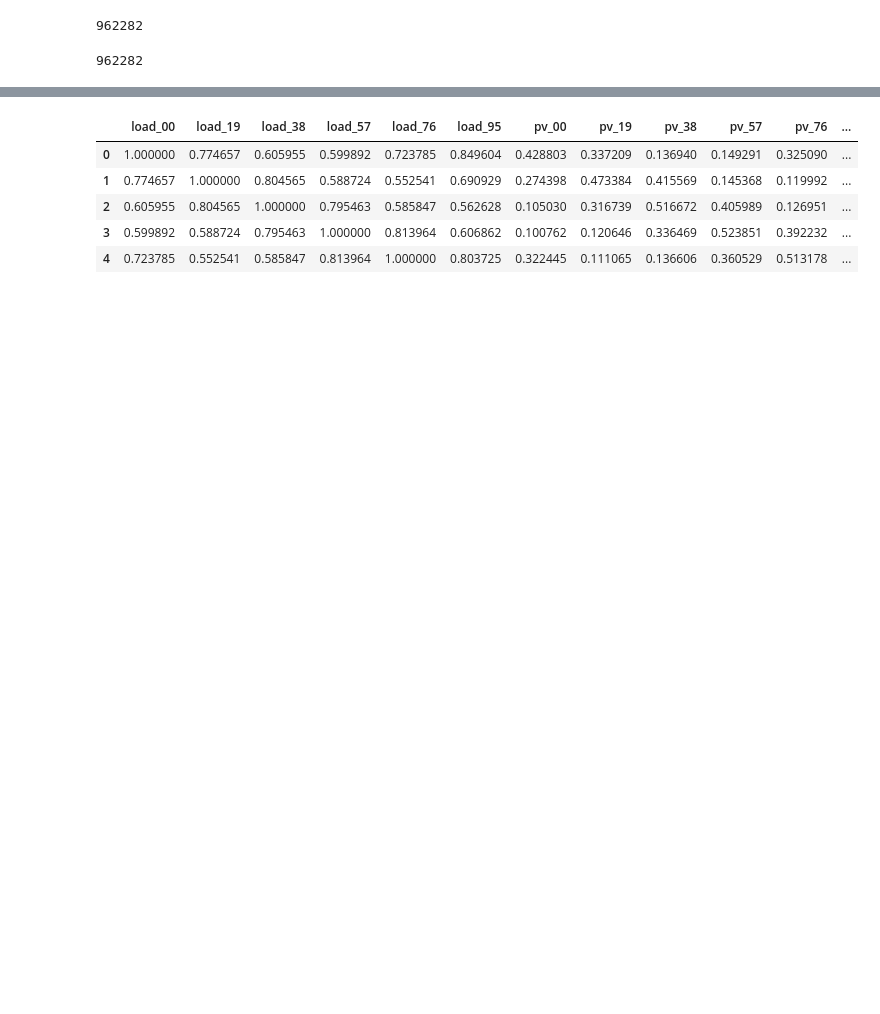
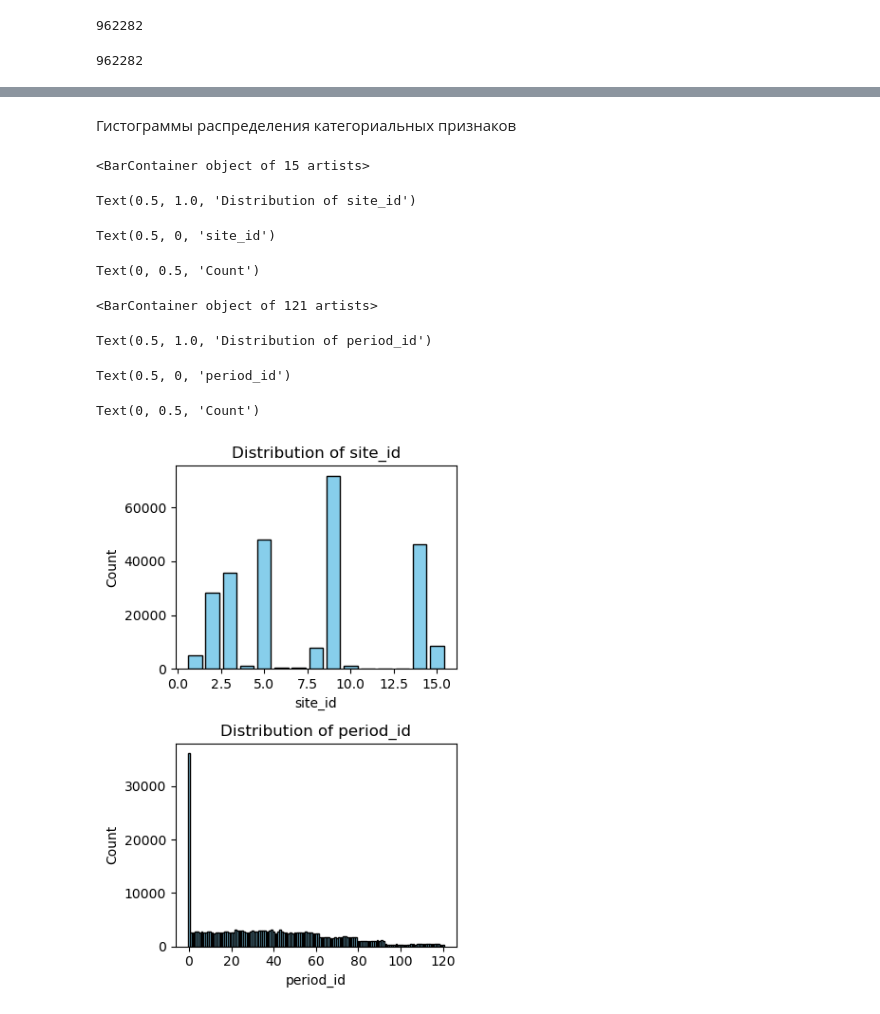
Before and after one commit to r0acho/SOBD2023, a Jupyter notebook: lab1.ipynb, the cells around one changed output, grey strips where cells are left out. Saved outputs shown, nothing was run; the diff lists cells and outputs as text; code cells hidden in the pictures; blank space fills up the shorter version.

```diff
--- a/lab1.ipynb
+++ b/lab1.ipynb
@@ -215,3 +273,39 @@ Text(0, 0.5, 'Frequency')
+# %% [markdown]
+Гистограммы распределения категориальных признаков
+# %%
+selected_features = ['site_id', 'period_id']
+
+fig, axs = plt.subplots(len(selected_features), 1, figsize=(4, 3 * len(selected_features)))
+
+# Построение гистограмм для каждого выбранного признака
+for i, feature in enumerate(selected_features):
+    # Сгруппировать по признаку и подсчитать количество
+    data_grouped = cleaned_dataframe.groupBy(feature).count().collect()
+
+    # Извлечение данных для построения графика
+    categories = [row[0] for row in data_grouped]
+    counts = [row[1] for row in data_grouped]
+
+    axs[i].bar(categories, counts, color='skyblue', edgecolor='black')
+    axs[i].set_title(f'Distribution of {feature}')
+    axs[i].set_xlabel(feature)
+    axs[i].set_ylabel('Count')
+
+# Регулировка расположения подграфиков
+plt.tight_layout()
+
+# Отображение графика
+plt.show()
+# %% [output]
+<BarContainer object of 15 artists>
+Text(0.5, 1.0, 'Distribution of site_id')
+Text(0.5, 0, 'site_id')
+Text(0, 0.5, 'Count')
+<BarContainer object of 121 artists>
+Text(0.5, 1.0, 'Distribution of period_id')
+Text(0.5, 0, 'period_id')
+Text(0, 0.5, 'Count')
+[figure, added]
 # %%
 # Создаем VectorAssembler для объединения признаков в один вектор
 feature_cols = ['load_00', 'load_19', 'load_38', 'load_57', 'load_76', 'load_95', 'pv_00', 'pv_19', 'pv_38', 'pv_57', 'pv_76', 'pv_95']
@@ -224,17 +318,7 @@ data = vector_assembler.transform(cleaned_dataframe)
 correlation_matrix = Correlation.corr(data, "features").head()
 correlation_array = correlation_matrix[0].toArray()
 
-# Создаем DataFrame из матрицы корреляции
-correlation_df = spark.createDataFrame(correlation_array.tolist(), feature_cols)
-
 # Выводим матрицу корреляции
-correlation_df.toPandas().head()
+correlation_df = pd.DataFrame(correlation_array, columns=feature_cols)
-# %% [output]
-|  | load_00 | load_19 | load_38 | load_57 | load_76 | load_95 | pv_00 | pv_19 | pv_38 | pv_57 | pv_76 | ... |
-| 0 | 1.000000 | 0.774657 | 0.605955 | 0.599892 | 0.723785 | 0.849604 | 0.428803 | 0.337209 | 0.136940 | 0.149291 | 0.325090 | ... |
-| 1 | 0.774657 | 1.000000 | 0.804565 | 0.588724 | 0.552541 | 0.690929 | 0.274398 | 0.473384 | 0.415569 | 0.145368 | 0.119992 | ... |
-| 2 | 0.605955 | 0.804565 | 1.000000 | 0.795463 | 0.585847 | 0.562628 | 0.105030 | 0.316739 | 0.516672 | 0.405989 | 0.126951 | ... |
-| 3 | 0.599892 | 0.588724 | 0.795463 | 1.000000 | 0.813964 | 0.606862 | 0.100762 | 0.120646 | 0.336469 | 0.523851 | 0.392232 | ... |
-| 4 | 0.723785 | 0.552541 | 0.585847 | 0.813964 | 1.000000 | 0.803725 | 0.322445 | 0.111065 | 0.136606 | 0.360529 | 0.513178 | ... |
 # %%
 # Строим тепловую карту корреляции с использованием Seaborn
```
Also changed, not shown: parts of 16 cells of this notebook.
